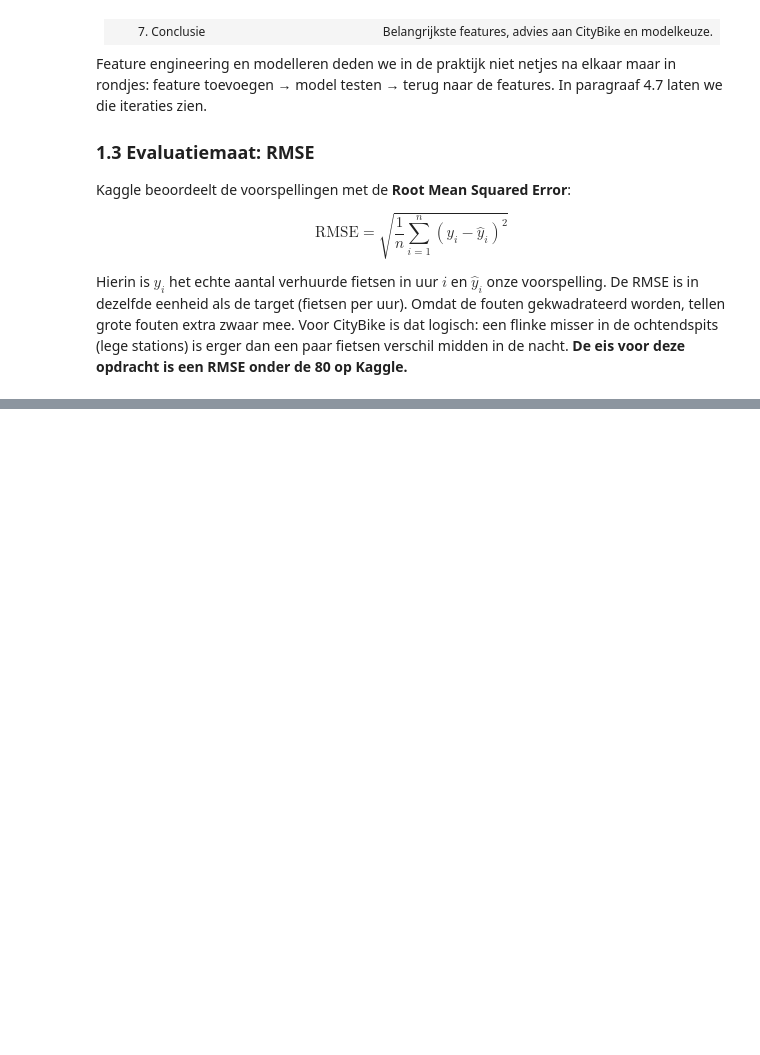
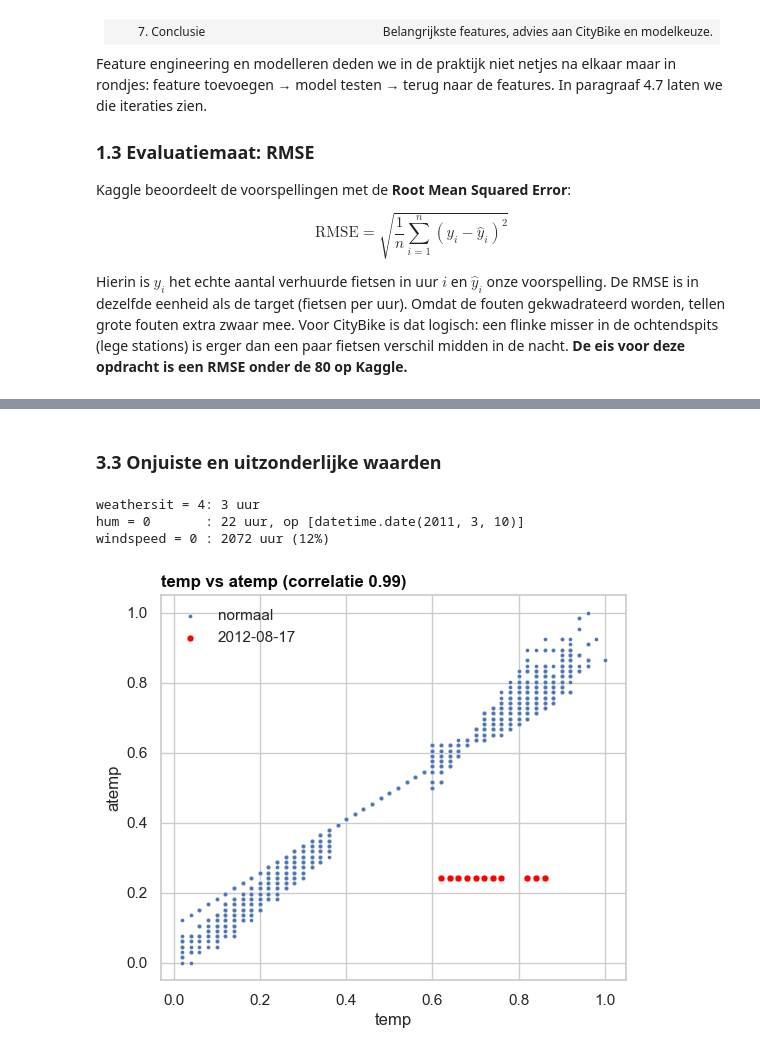
Before and after one commit to AlishaSR2k5/verhuuraantallen-voorspellen, a Jupyter notebook: notebook.ipynb, the cells around one changed output, grey strips where cells are left out. Drawn from its saved outputs; the diff is of its cells as text; code cells hidden in the pictures; blank space fills up the shorter version.

```diff
--- a/notebook.ipynb
+++ b/notebook.ipynb
@@ -242,0 +304,25 @@ set_plot_style()
+# %% [markdown]
+### 3.3 Onjuiste en uitzonderlijke waarden
+# %%
+# Een paar opvallende waarden tellen
+print('weathersit = 4:', (df['weathersit'] == 4).sum(), 'uur')
+print('hum = 0       :', (df['hum'] == 0).sum(), 'uur, op',
+      df.loc[df['hum'] == 0, 'date_hour'].dt.date.unique())
+print('windspeed = 0 :', (df['windspeed'] == 0).sum(), 'uur',
+      f"({(df['windspeed'] == 0).mean():.0%})")
+# %% [output]
+weathersit = 4: 3 uur
+hum = 0       : 22 uur, op [datetime.date(2011, 3, 10)]
+windspeed = 0 : 2072 uur (12%)
+# %%
+# temp en atemp lijken bijna hetzelfde: klopt dat overal?
+odd = (df['atemp'] - df['temp']).abs() > 0.3
+fig, ax = plt.subplots(figsize=(6, 5))
+sns.scatterplot(data=df[~odd], x='temp', y='atemp', s=8, ax=ax,
+                label='normaal')
+sns.scatterplot(data=df[odd], x='temp', y='atemp', s=25, color='red',
+                ax=ax, label=str(df.loc[odd, 'date_hour'].dt.date.iloc[0]))
+ax.set_title(f"temp vs atemp (correlatie {df['temp'].corr(df['atemp']):.2f})")
+plt.show()
+# %% [output]
+[figure, added]
```
Also changed, not shown: parts of 43 cells of this notebook.
